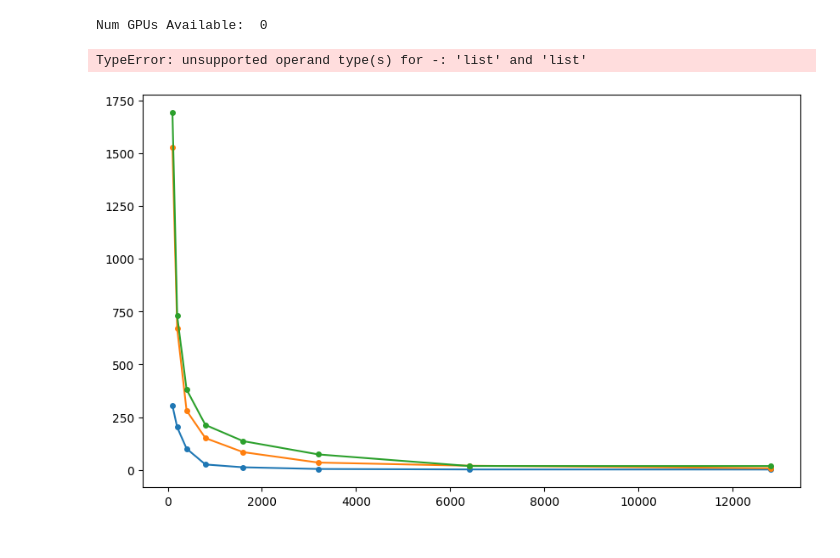
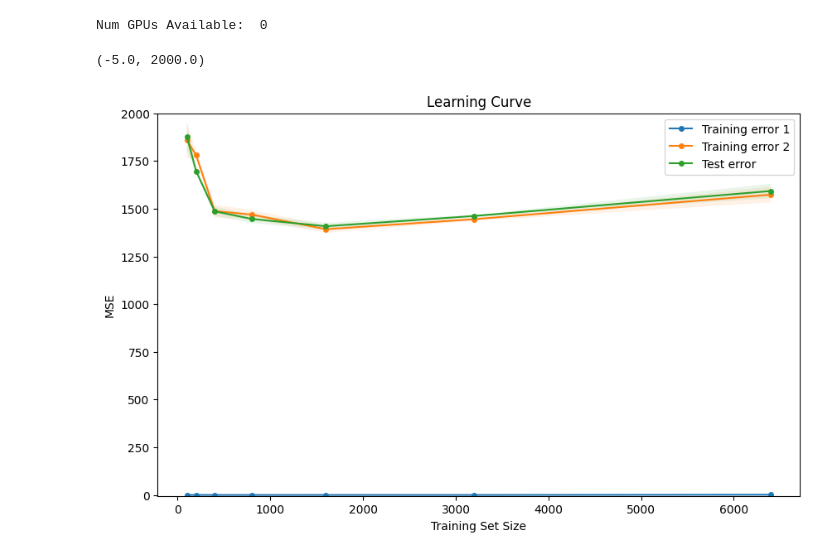
Before and after one commit to keremoner/MCTS-Time-Management, a Jupyter notebook: scripts/Generalization.ipynb, the cells around one changed output. Saved outputs shown, nothing was run; the diff lists cells and outputs as text; code cells hidden in the pictures.

```diff
--- a/scripts/Generalization.ipynb
+++ b/scripts/Generalization.ipynb
@@ -1381,44 +1381,41 @@ Num GPUs Available:  0
 # %%
 results = """
 Training set size: 100
-Training error 1: 304.766765 ± 83.407040
-Training error 2: 1526.767541 ± 344.355900
-Test error: 1691.136051 ± 541.858096
+Training error 1: 0.026336 ± 0.020629
+Training error 2: 1859.836082 ± 94.473468
+Test error: 1877.703457 ± 72.427356
 
 Training set size: 200
-Training error 1: 202.436658 ± 87.058564
-Training error 2: 669.334939 ± 93.291984
-Test error: 729.553525 ± 137.651607
+Training error 1: 0.148200 ± 0.114352
+Training error 2: 1779.770435 ± 18.833622
+Test error: 1696.036058 ± 4.863738
 
 Training set size: 400
-Training error 1: 100.948352 ± 29.276155
-Training error 2: 280.871625 ± 37.978213
-Test error: 380.785764 ± 46.607866
+Training error 1: 0.005413 ± 0.002718
+Training error 2: 1487.504429 ± 32.839277
+Test error: 1486.468887 ± 24.491323
 
 Training set size: 800
-Training error 1: 26.031845 ± 3.826107
-Training error 2: 150.969869 ± 10.091663
-Test error: 213.167457 ± 25.801364
+Training error 1: 0.001403 ± 0.000261
+Training error 2: 1469.270359 ± 24.694186
+Test error: 1446.242734 ± 21.806117
 
 Training set size: 1600
-Training error 1: 12.851901 ± 3.943463
-Training error 2: 84.487596 ± 8.013540
-Test error: 136.766299 ± 54.680557
+Training error 1: 0.037029 ± 0.029411
+Training error 2: 1392.496644 ± 18.039217
+Test error: 1408.080355 ± 18.621887
 
 Training set size: 3200
-Training error 1: 4.691157 ± 2.555619
-Training error 2: 35.052009 ± 3.053164
-Test error: 73.671932 ± 19.842575
+Training error 1: 0.003026 ± 0.000705
+Training error 2: 1445.132397 ± 9.330380
+Test error: 1461.974950 ± 5.919125
 
 Training set size: 6400
-Training error 1: 2.482920 ± 0.372931
-Training error 2: 20.187628 ± 1.816071
-Test error: 18.900607 ± 2.765098
+Training error 1: 1.268466 ± 0.840651
+Training error 2: 1573.797040 ± 40.602409
+Test error: 1592.855464 ± 37.306876
 
-Training set size: 12800
-Training error 1: 2.109441 ± 1.272726
-Training error 2: 8.369339 ± 1.765859
-Test error: 18.752938 ± 9.953935
+
 """
 
 # Split the results by lines
@@ -1447,32 +1444,32 @@ for line in result_lines:
 
 # Print parsed results
 for result in parsed_results:
     print(result)
 
 train1_mean = np.array(train1_mean)
 train1_std = np.array(train1_std)
 train2_mean = np.array(train2_mean)
 train2_std = np.array(train2_std)
 test_mean = np.array(test_mean)
 test_std = np.array(test_std)
 
 # Plot the learning curve
 plt.figure(figsize=(10, 6))
 plt.plot(train_sizes, train1_mean, marker='o', markersize=4, label='Training error 1')
 plt.plot(train_sizes, train2_mean, marker='o', markersize=4, label='Training error 2')
 plt.plot(train_sizes, test_mean, marker='o', markersize=4, label='Test error')
 
 # Add error bands showing the standard deviation
 plt.fill_between(train_sizes, train1_mean - train1_std, train1_mean + train1_std, alpha=0.1)
 plt.fill_between(train_sizes, train2_mean - train2_std, train2_mean + train2_std, alpha=0.1)
 plt.fill_between(train_sizes, test_mean - test_std, test_mean + test_std, alpha=0.1)
 
 # Add labels and title
 plt.xlabel('Training Set Size')
 plt.ylabel('MSE')
 plt.title('Learning Curve')
 plt.legend(loc='best')
 plt.ylim([-5, 2000])
 # %% [output]
-TypeError: unsupported operand type(s) for -: 'list' and 'list'
+(-5.0, 2000.0)
-[figure, old version]
+[figure, new version]
```
Also changed, not shown: 2 other files.
